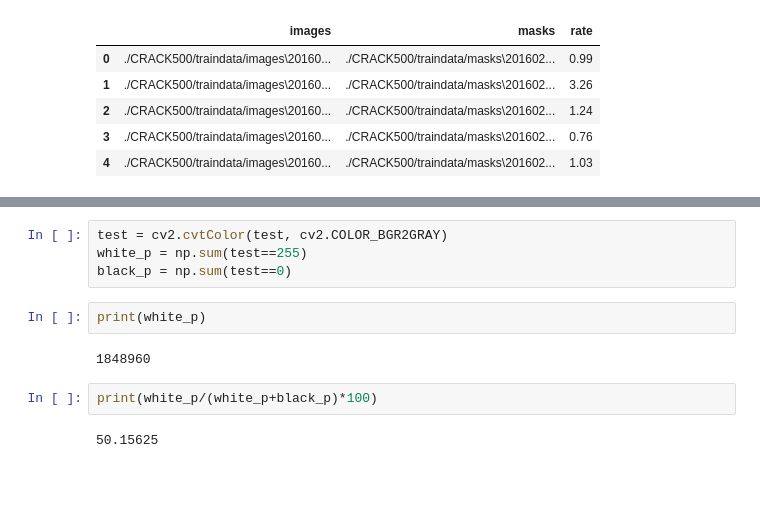
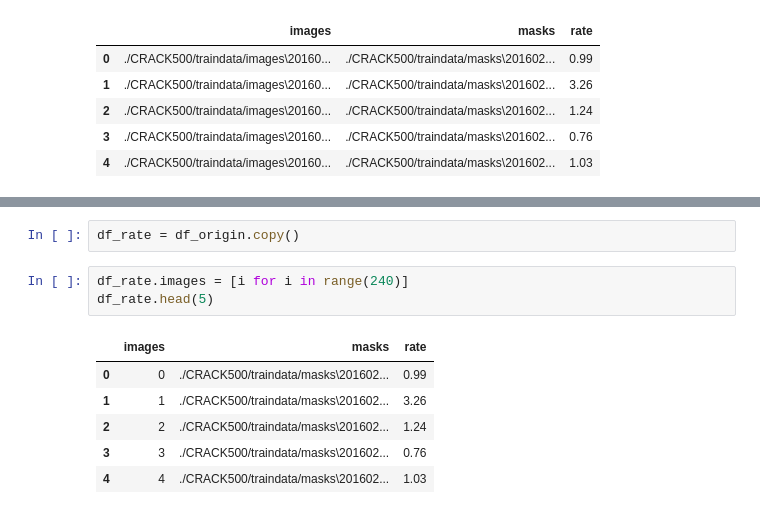
Before and after one commit to LEEHM97/Crack_Detection, a Jupyter notebook: EDA.ipynb, the cells around one changed output, grey strips where cells are left out. Drawn from its saved outputs; the diff is of its cells as text; blank space fills up the shorter version.

```diff
--- a/EDA.ipynb
+++ b/EDA.ipynb
@@ -206,12 +144,12 @@ plt.imshow(test)
-# %%
-test = cv2.cvtColor(test, cv2.COLOR_BGR2GRAY)
-white_p = np.sum(test==255)
-black_p = np.sum(test==0)
-# %%
-print(white_p)
-# %% [output]
-1848960
-# %%
-print(white_p/(white_p+black_p)*100)
-# %% [output]
-50.15625
+# %%
+df_rate = df_origin.copy()
+# %%
+df_rate.images = [i for i in range(240)]
+df_rate.head(5)
+# %% [output]
+|  | images | masks | rate |
+| 0 | 0 | ./CRACK500/traindata/masks\201602... | 0.99 |
+| 1 | 1 | ./CRACK500/traindata/masks\201602... | 3.26 |
+| 2 | 2 | ./CRACK500/traindata/masks\201602... | 1.24 |
+| 3 | 3 | ./CRACK500/traindata/masks\201602... | 0.76 |
+| 4 | 4 | ./CRACK500/traindata/masks\201602... | 1.03 |
```
Also changed, not shown: parts of 16 cells of this notebook.
